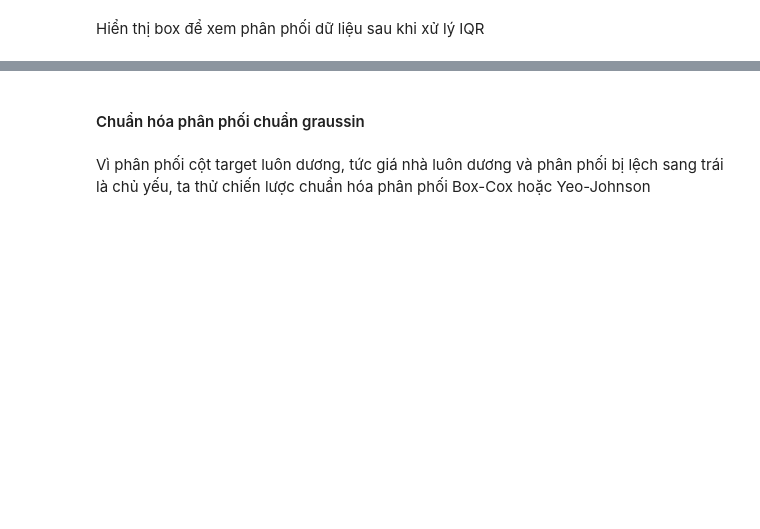
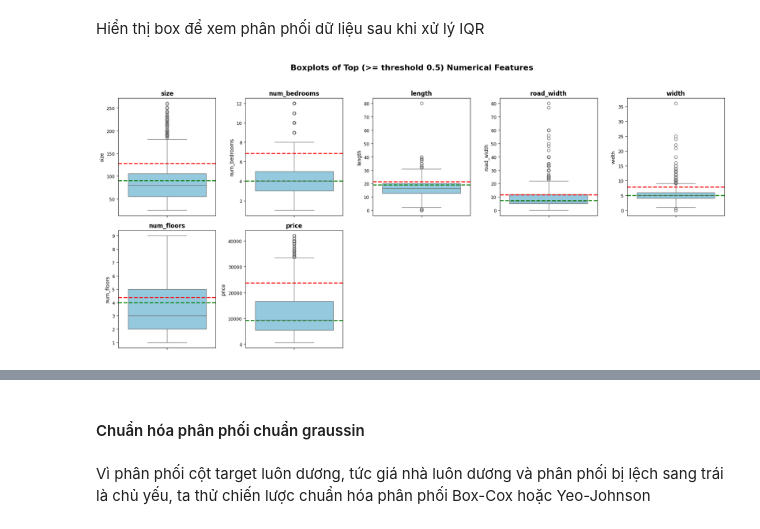
Before and after one commit to khaixinhtuoi/house_price_analysis, a Jupyter notebook: 01_build_model.ipynb, the cells around one changed output, grey strips where cells are left out. Saved outputs shown, nothing was run; the diff lists cells and outputs as text; code cells hidden in the pictures; blank space fills up the shorter version.

```diff
--- a/01_build_model.ipynb
+++ b/01_build_model.ipynb
@@ -509,4 +521,25 @@ train_df
+# %%
+def remove_outlier_with_IQR(train_df, test_df, col_names, LowerFence, UpperFence):
+    train_df = train_df.copy()
+    test_df = test_df.copy()
+
+    for col_idx, col in enumerate(col_names):
+        # Fit trên tập train
+        Q1 = data[col].quantile(0.25)
+        Q3 = data[col].quantile(0.75)
+        IQR = Q3 - Q1
+
+        lower_bound = Q1 - LowerFence * IQR
+        upper_bound = Q3 + UpperFence * IQR
+
+        # Transform cho cả train và test
+        train_df = train_df[(train_df[col] >= lower_bound) & (train_df[col] <= upper_bound)]
+        test_df = test_df[(test_df[col] >= lower_bound) & (test_df[col] <= upper_bound)]
+
+    return train_df, test_df
+# %%
+col_have_outlier = ['price', 'size']
 # %%
-train_df = remove_outlier_with_IQR(data=train_df, col_names=important_cols, LowerFence=1.5, UpperFence=1.5)
+train_df, test_df = remove_outlier_with_IQR(train_df, test_df, col_names=col_have_outlier, LowerFence=1.5, UpperFence=1.5)
 train_df
 # %% [output]
@@ -516,26 +577,31 @@ Hiển thị box để xem phân phối dữ liệu sau khi xử lý IQR
 # %%
 important_cols = [
     "size", "num_bedrooms", "length", "road_width",
     "width", "num_floors", "price"
 ]
 
 fig, axes = plt.subplots(2, 5, figsize=(18, 8))
 axes = axes.flatten()
 
 for i, col in enumerate(important_cols):
     sns.boxplot(data=train_df, y=col, ax=axes[i], color="skyblue")
     axes[i].set_title(col, fontsize=12, fontweight="bold")
     axes[i].tick_params(labelsize=9)
-    axes[i].lines
+    axes[i].axhline(data[col].mean(), color='red', linestyle="--",
+                   linewidth=2, label=f'Mean = {data[col].mean():.2f}')
+    axes[i].axhline(data[col].median(), color='green', linestyle="--",
+                   linewidth=2, label=f'Median = {data[col].median():.2f}')
 
 for i in range(len(important_cols), len(axes)):
     axes[i].set_visible(False)
 
 plt.suptitle("Boxplots of Top (>= threshold 0.5) Numerical Features", fontsize=16,
              fontweight="bold", y=1.03)
 
 plt.tight_layout()
 plt.show()
+# %% [output]
+[figure, added]
 # %%
 fig, axes = plt.subplots(1, 2, figsize=(12, 6))
 
```
Also changed, not shown: parts of 52 cells of this notebook.
